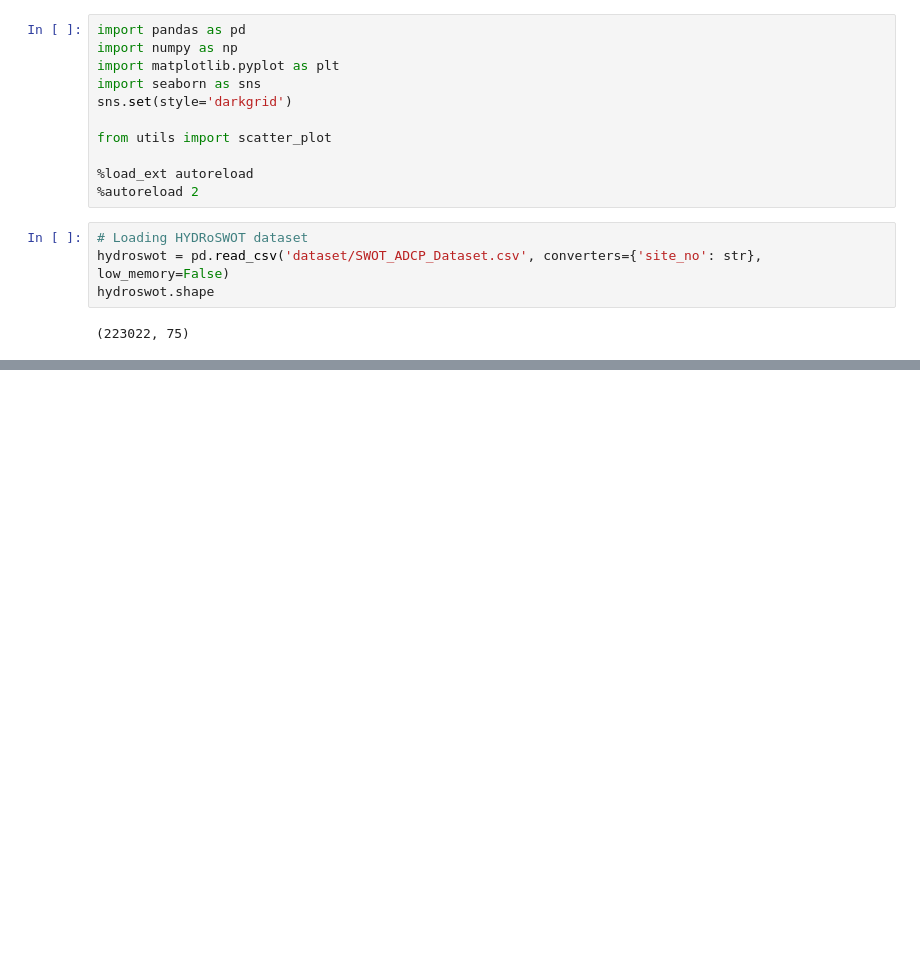
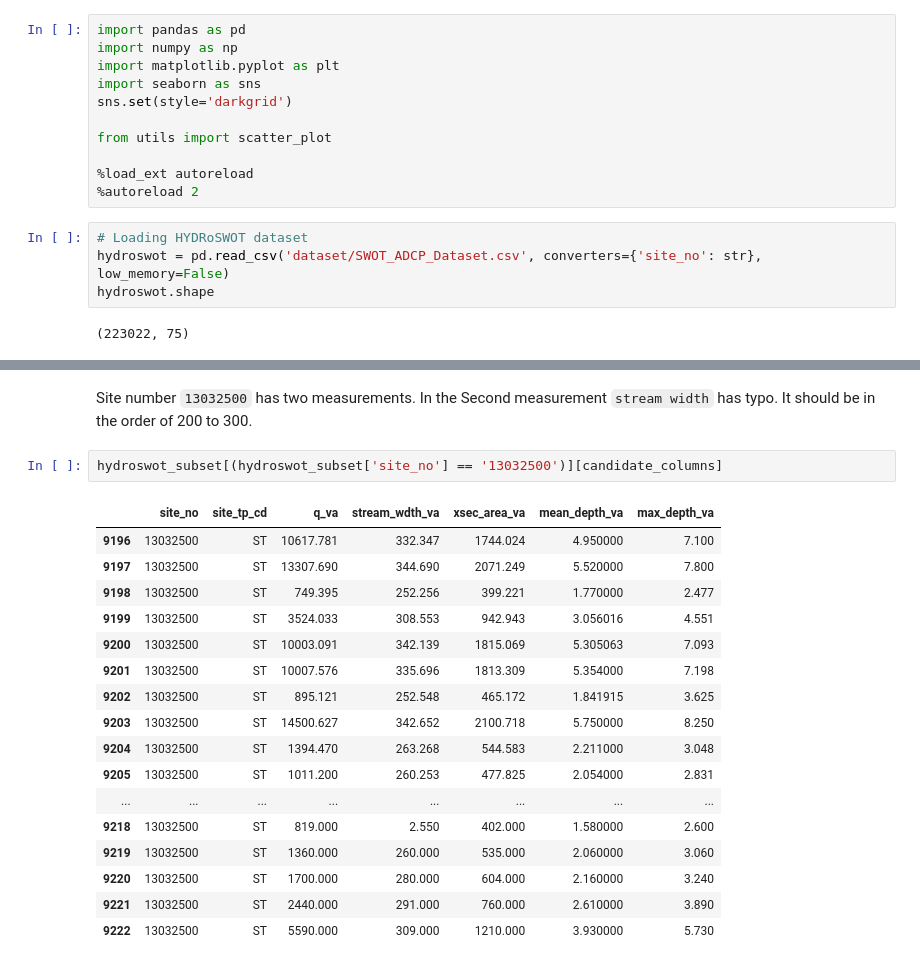
Before and after one commit to smhassanerfani/ifmha, a Jupyter notebook: hydroswot_subset_analysis.ipynb, the cells around one changed output, grey strips where cells are left out. Drawn from its saved outputs; the diff is of its cells as text; blank space fills up the shorter version.

```diff
--- a/hydroswot_subset_analysis.ipynb
+++ b/hydroswot_subset_analysis.ipynb
@@ -110,0 +125,22 @@ NSE: 0.9375, r: 0.9688, PBias: 3.17E-14, RMSE: 0.8193
+# %% [markdown]
+Site number `13032500` has two measurements. In the Second measurement `stream width` has typo. It should be in the order of 200 to 300.
+# %%
+hydroswot_subset[(hydroswot_subset['site_no'] == '13032500')][candidate_columns]
+# %% [output]
+|  | site_no | site_tp_cd | q_va | stream_wdth_va | xsec_area_va | mean_depth_va | max_depth_va |
+| 9196 | 13032500 | ST | 10617.781 | 332.347 | 1744.024 | 4.950000 | 7.100 |
+| 9197 | 13032500 | ST | 13307.690 | 344.690 | 2071.249 | 5.520000 | 7.800 |
+| 9198 | 13032500 | ST | 749.395 | 252.256 | 399.221 | 1.770000 | 2.477 |
+| 9199 | 13032500 | ST | 3524.033 | 308.553 | 942.943 | 3.056016 | 4.551 |
+| 9200 | 13032500 | ST | 10003.091 | 342.139 | 1815.069 | 5.305063 | 7.093 |
+| 9201 | 13032500 | ST | 10007.576 | 335.696 | 1813.309 | 5.354000 | 7.198 |
+| 9202 | 13032500 | ST | 895.121 | 252.548 | 465.172 | 1.841915 | 3.625 |
+| 9203 | 13032500 | ST | 14500.627 | 342.652 | 2100.718 | 5.750000 | 8.250 |
+| 9204 | 13032500 | ST | 1394.470 | 263.268 | 544.583 | 2.211000 | 3.048 |
+| 9205 | 13032500 | ST | 1011.200 | 260.253 | 477.825 | 2.054000 | 2.831 |
+| ... | ... | ... | ... | ... | ... | ... | ... |
+| 9218 | 13032500 | ST | 819.000 | 2.550 | 402.000 | 1.580000 | 2.600 |
+| 9219 | 13032500 | ST | 1360.000 | 260.000 | 535.000 | 2.060000 | 3.060 |
+| 9220 | 13032500 | ST | 1700.000 | 280.000 | 604.000 | 2.160000 | 3.240 |
+| 9221 | 13032500 | ST | 2440.000 | 291.000 | 760.000 | 2.610000 | 3.890 |
+| 9222 | 13032500 | ST | 5590.000 | 309.000 | 1210.000 | 3.930000 | 5.730 |
```
Also changed, not shown: parts of 18 cells of this notebook.
